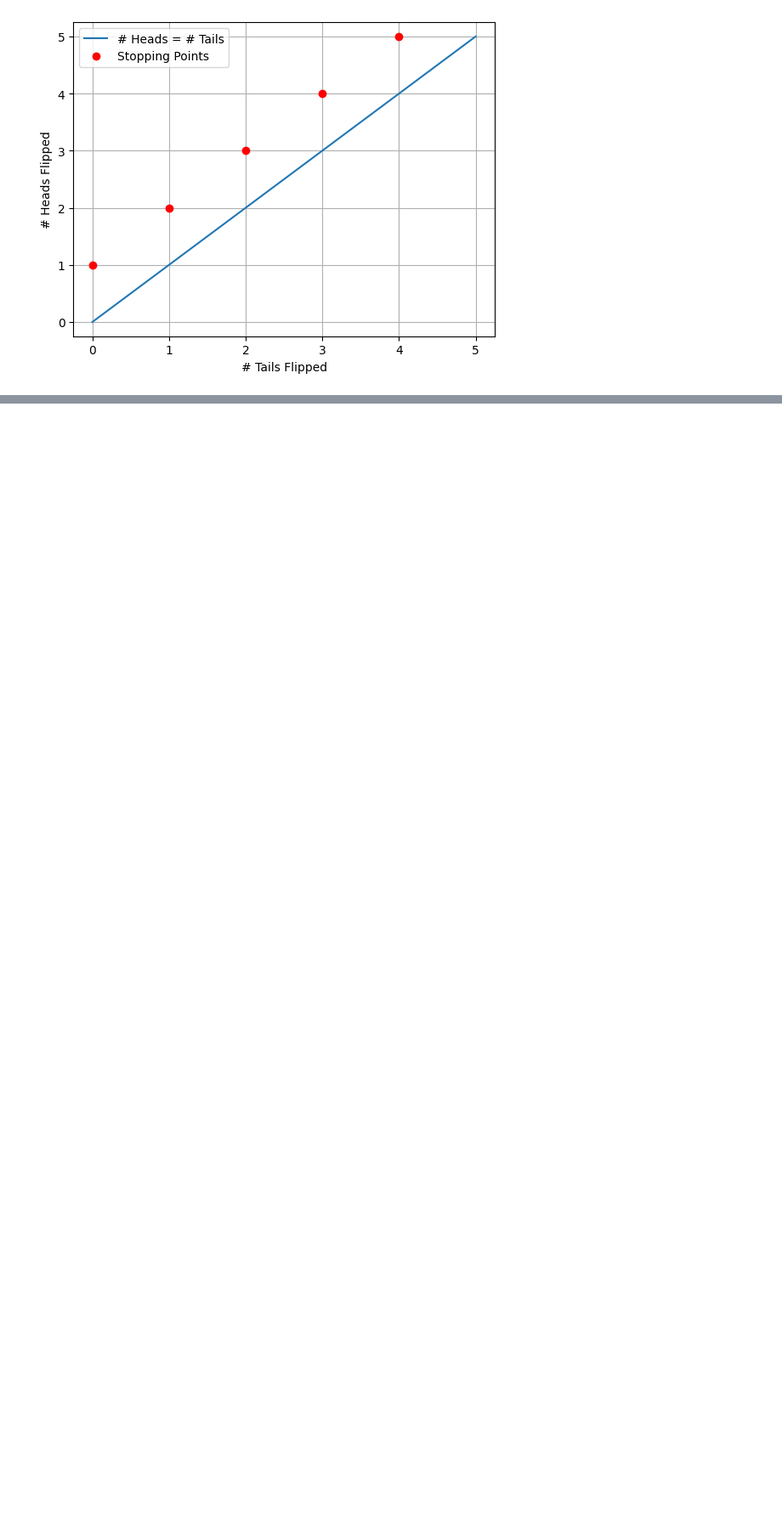
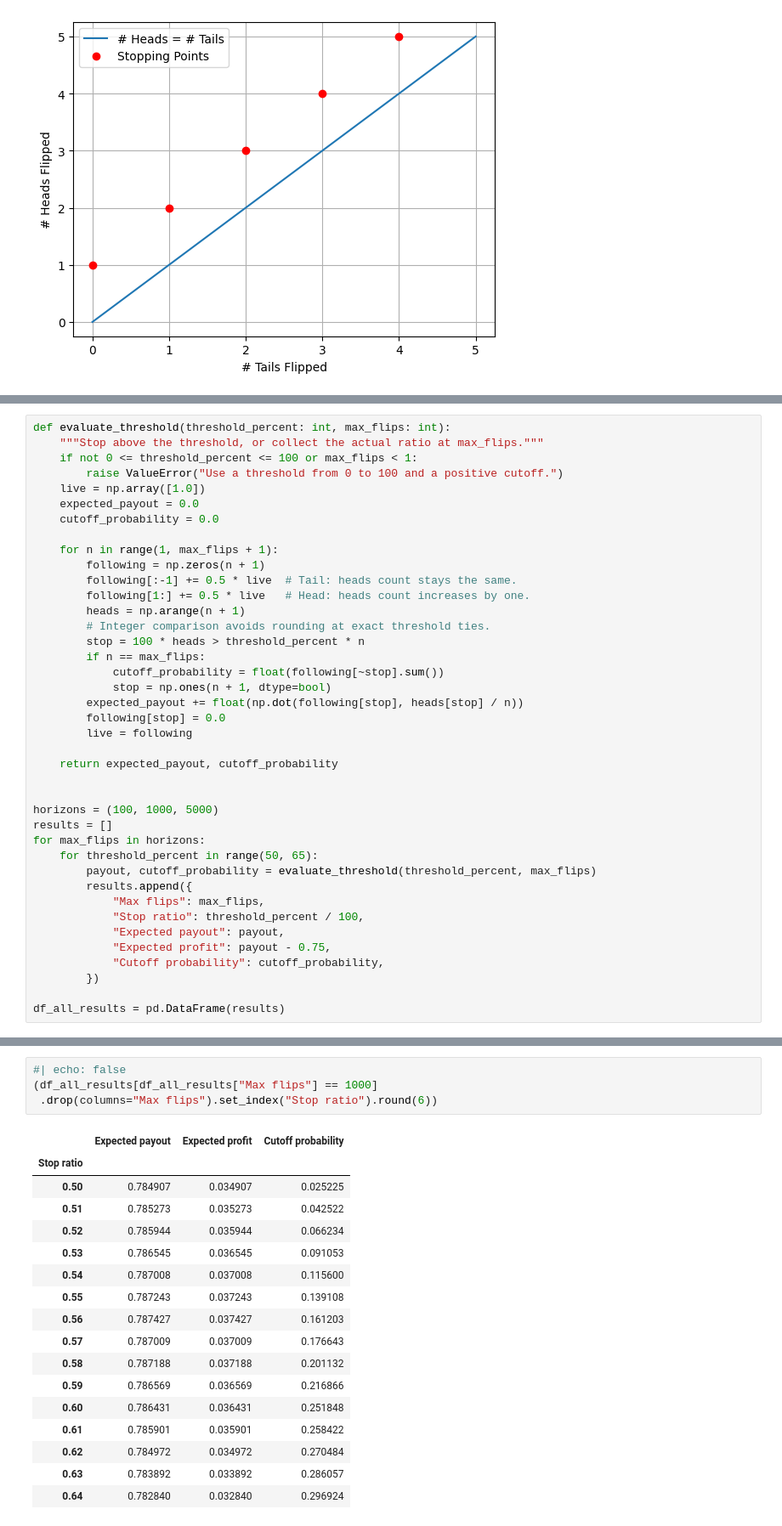
Before and after one commit to jcpearlson/jcpearlson.github.io, a Jupyter notebook: articles/posts/coin-flip-game/index.ipynb, the cells around one changed output, grey strips where cells are left out. Shown at 85% size. Drawn from its saved outputs; the diff is of its cells as text; blank space fills up the shorter version.

```diff
--- a/articles/posts/coin-flip-game/index.ipynb
+++ b/articles/posts/coin-flip-game/index.ipynb
@@ -326,0 +215,40 @@ Well, let's follow this logic for our coin flip game. Given infinite time, we wo
+# %%
+def evaluate_threshold(threshold_percent: int, max_flips: int):
+    """Stop above the threshold, or collect the actual ratio at max_flips."""
+    if not 0 <= threshold_percent <= 100 or max_flips < 1:
+        raise ValueError("Use a threshold from 0 to 100 and a positive cutoff.")
+    live = np.array([1.0])
+    expected_payout = 0.0
+    cutoff_probability = 0.0
+
+    for n in range(1, max_flips + 1):
+        following = np.zeros(n + 1)
+        following[:-1] += 0.5 * live  # Tail: heads count stays the same.
+        following[1:] += 0.5 * live   # Head: heads count increases by one.
+        heads = np.arange(n + 1)
+        # Integer comparison avoids rounding at exact threshold ties.
+        stop = 100 * heads > threshold_percent * n
+        if n == max_flips:
+            cutoff_probability = float(following[~stop].sum())
+            stop = np.ones(n + 1, dtype=bool)
+        expected_payout += float(np.dot(following[stop], heads[stop] / n))
+        following[stop] = 0.0
+        live = following
+
+    return expected_payout, cutoff_probability
+
+
+horizons = (100, 1000, 5000)
+results = []
+for max_flips in horizons:
+    for threshold_percent in range(50, 65):
+        payout, cutoff_probability = evaluate_threshold(threshold_percent, max_flips)
+        results.append({
+            "Max flips": max_flips,
+            "Stop ratio": threshold_percent / 100,
+            "Expected payout": payout,
+            "Expected profit": payout - 0.75,
+            "Cutoff probability": cutoff_probability,
+        })
+
+df_all_results = pd.DataFrame(results)
@@ -326,0 +270,22 @@ Well, let's follow this logic for our coin flip game. Given infinite time, we wo
+# %%
+#| echo: false
+(df_all_results[df_all_results["Max flips"] == 1000]
+ .drop(columns="Max flips").set_index("Stop ratio").round(6))
+# %% [output]
+|  | Expected payout | Expected profit | Cutoff probability |
+| Stop ratio |  |  |  |
+| 0.50 | 0.784907 | 0.034907 | 0.025225 |
+| 0.51 | 0.785273 | 0.035273 | 0.042522 |
+| 0.52 | 0.785944 | 0.035944 | 0.066234 |
+| 0.53 | 0.786545 | 0.036545 | 0.091053 |
+| 0.54 | 0.787008 | 0.037008 | 0.115600 |
+| 0.55 | 0.787243 | 0.037243 | 0.139108 |
+| 0.56 | 0.787427 | 0.037427 | 0.161203 |
+| 0.57 | 0.787009 | 0.037009 | 0.176643 |
+| 0.58 | 0.787188 | 0.037188 | 0.201132 |
+| 0.59 | 0.786569 | 0.036569 | 0.216866 |
+| 0.60 | 0.786431 | 0.036431 | 0.251848 |
+| 0.61 | 0.785901 | 0.035901 | 0.258422 |
+| 0.62 | 0.784972 | 0.034972 | 0.270484 |
+| 0.63 | 0.783892 | 0.033892 | 0.286057 |
+| 0.64 | 0.782840 | 0.032840 | 0.296924 |
```
Also changed, not shown: parts of 10 cells of this notebook, 20 other files.
